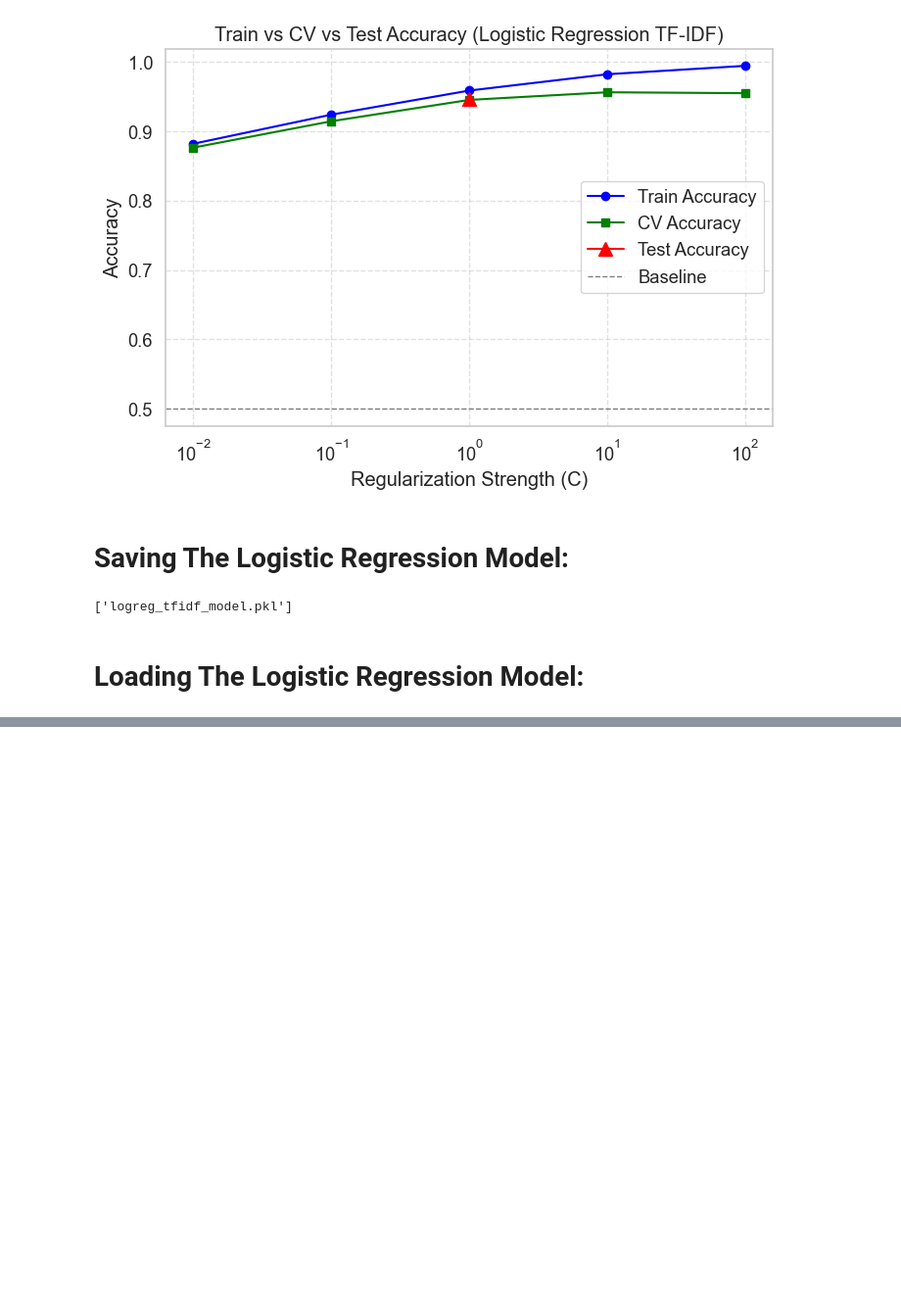
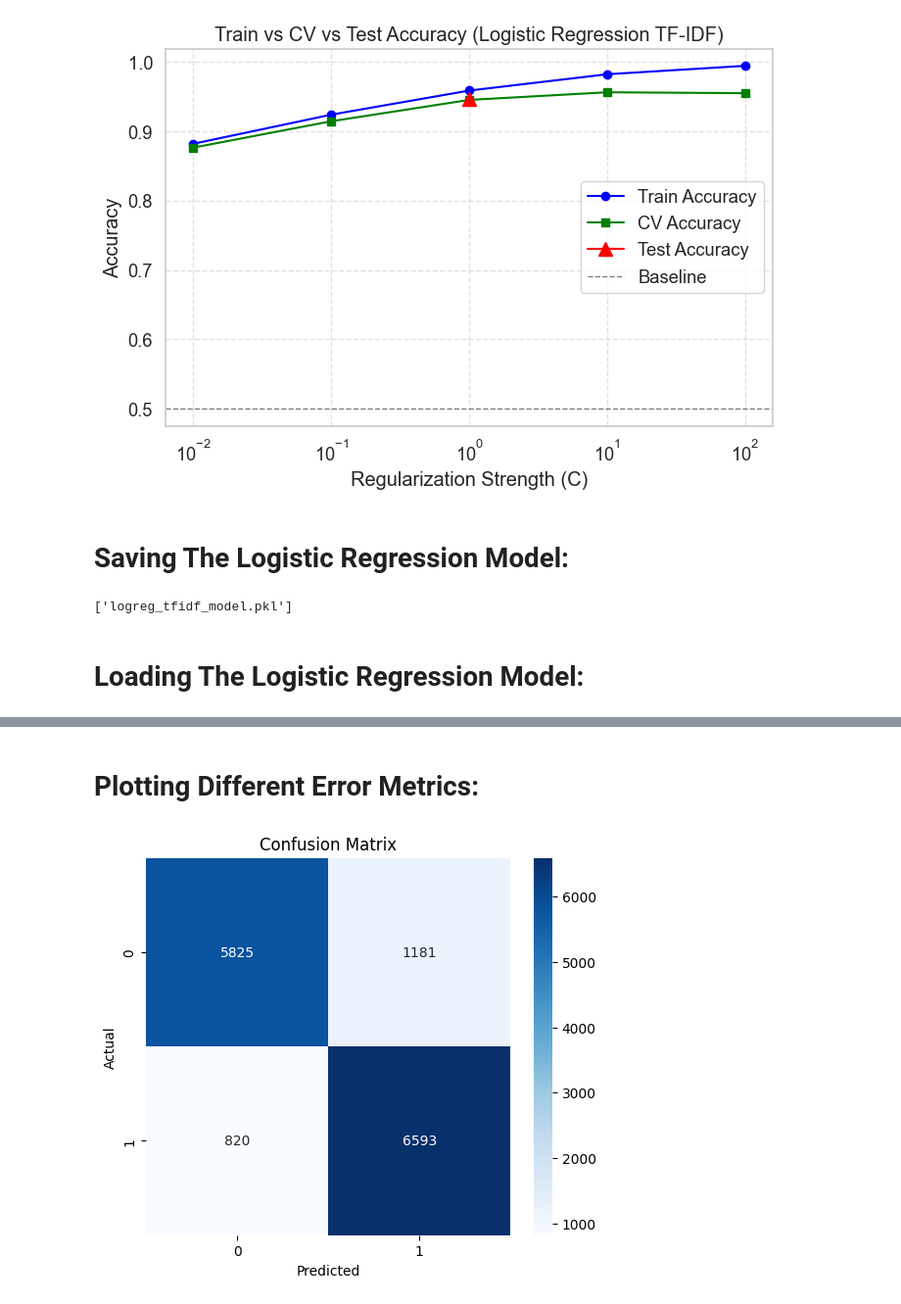
Before and after one commit to MalikHashirShakeel/Fake-News-Detection, a Jupyter notebook: Model.ipynb, the cells around one changed output, grey strips where cells are left out. Shown at 98% size. Drawn from its saved outputs; the diff is of its cells as text; code cells hidden in the pictures; blank space fills up the shorter version.

```diff
--- a/Model.ipynb
+++ b/Model.ipynb
@@ -536,0 +541,7 @@ loaded_model = joblib.load("logreg_tfidf_model.pkl")
+# %%
+# Hyperparameter combinations to try
+alpha_values = [0.01, 0.1, 0.5, 1.0]
+fit_prior_options = [True, False]
+
+# To store results
+results = []
@@ -536,0 +592,6 @@ loaded_model = joblib.load("logreg_tfidf_model.pkl")
+# %%
+best_alpha = 0.01
+best_fit_prior = True
+
+# Initialize model
+best_nb = MultinomialNB(alpha=best_alpha, fit_prior=best_fit_prior)
@@ -536,0 +623,15 @@ loaded_model = joblib.load("logreg_tfidf_model.pkl")
+# %% [markdown]
+# Plotting Different Error Metrics:
+# %%
+# Compute confusion matrix
+cm = confusion_matrix(y_test, y_test_pred)
+
+# Plot confusion matrix
+plt.figure(figsize=(6,5))
+sns.heatmap(cm, annot=True, fmt='d', cmap='Blues')
+plt.xlabel("Predicted")
+plt.ylabel("Actual")
+plt.title("Confusion Matrix")
+plt.show()
+# %% [output]
+[figure, added]
```
Also changed, not shown: parts of 16 cells of this notebook.
